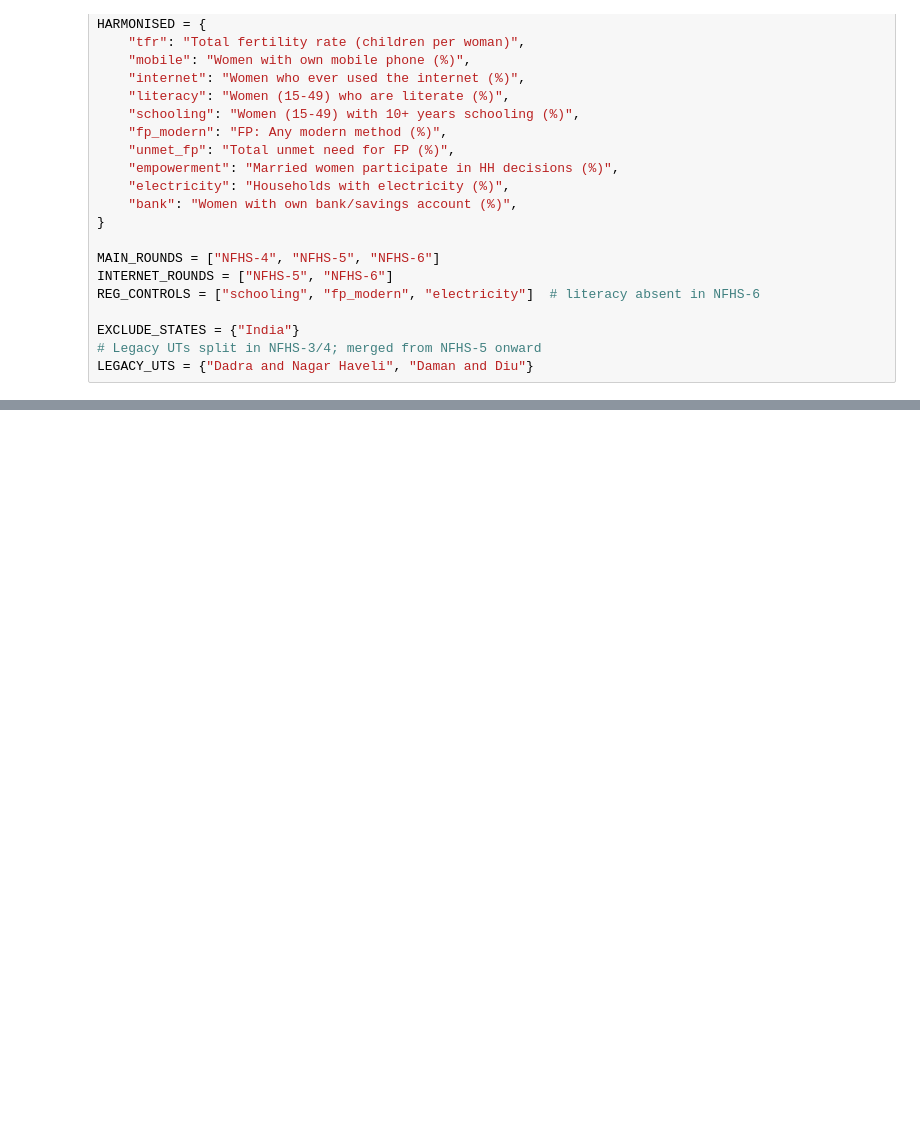
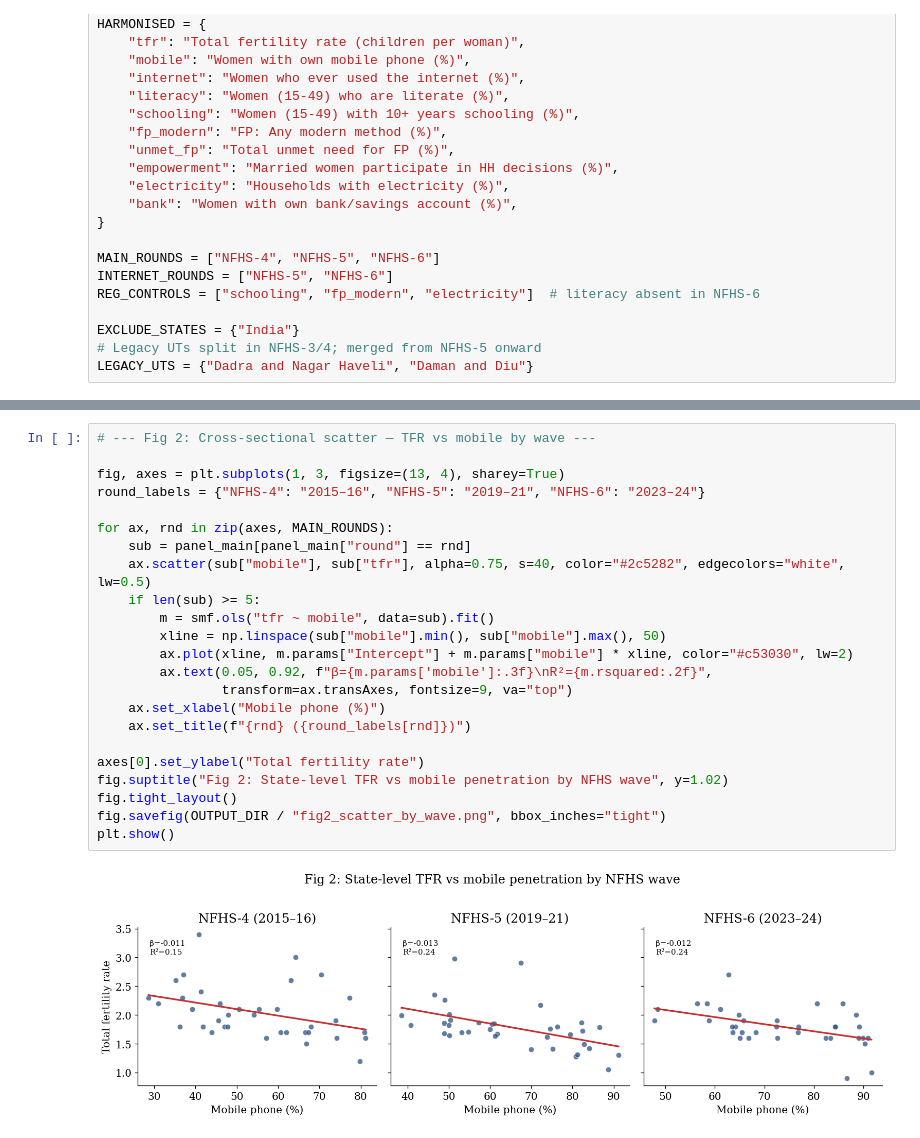
Before and after one commit to Eknoor-S-Sandhu/NFHS_Smartphones_Fertility, a Jupyter notebook: NFHS_3-6.ipynb, the cells around one changed output, grey strips where cells are left out. Saved outputs shown, nothing was run; the diff lists cells and outputs as text; blank space fills up the shorter version.

```diff
--- a/NFHS_3-6.ipynb
+++ b/NFHS_3-6.ipynb
@@ -170,0 +250,25 @@ print(unmapped_phone if len(unmapped_phone) else "  None — all phone measures
+# %%
+# --- Fig 2: Cross-sectional scatter — TFR vs mobile by wave ---
+
+fig, axes = plt.subplots(1, 3, figsize=(13, 4), sharey=True)
+round_labels = {"NFHS-4": "2015–16", "NFHS-5": "2019–21", "NFHS-6": "2023–24"}
+
+for ax, rnd in zip(axes, MAIN_ROUNDS):
+    sub = panel_main[panel_main["round"] == rnd]
+    ax.scatter(sub["mobile"], sub["tfr"], alpha=0.75, s=40, color="#2c5282", edgecolors="white", lw=0.5)
+    if len(sub) >= 5:
+        m = smf.ols("tfr ~ mobile", data=sub).fit()
+        xline = np.linspace(sub["mobile"].min(), sub["mobile"].max(), 50)
+        ax.plot(xline, m.params["Intercept"] + m.params["mobile"] * xline, color="#c53030", lw=2)
+        ax.text(0.05, 0.92, f"β={m.params['mobile']:.3f}\nR²={m.rsquared:.2f}",
+                transform=ax.transAxes, fontsize=9, va="top")
+    ax.set_xlabel("Mobile phone (%)")
+    ax.set_title(f"{rnd} ({round_labels[rnd]})")
+
+axes[0].set_ylabel("Total fertility rate")
+fig.suptitle("Fig 2: State-level TFR vs mobile penetration by NFHS wave", y=1.02)
+fig.tight_layout()
+fig.savefig(OUTPUT_DIR / "fig2_scatter_by_wave.png", bbox_inches="tight")
+plt.show()
+# %% [output]
+[figure, added]
```
Also changed, not shown: parts of 11 cells of this notebook, 15 other files.
